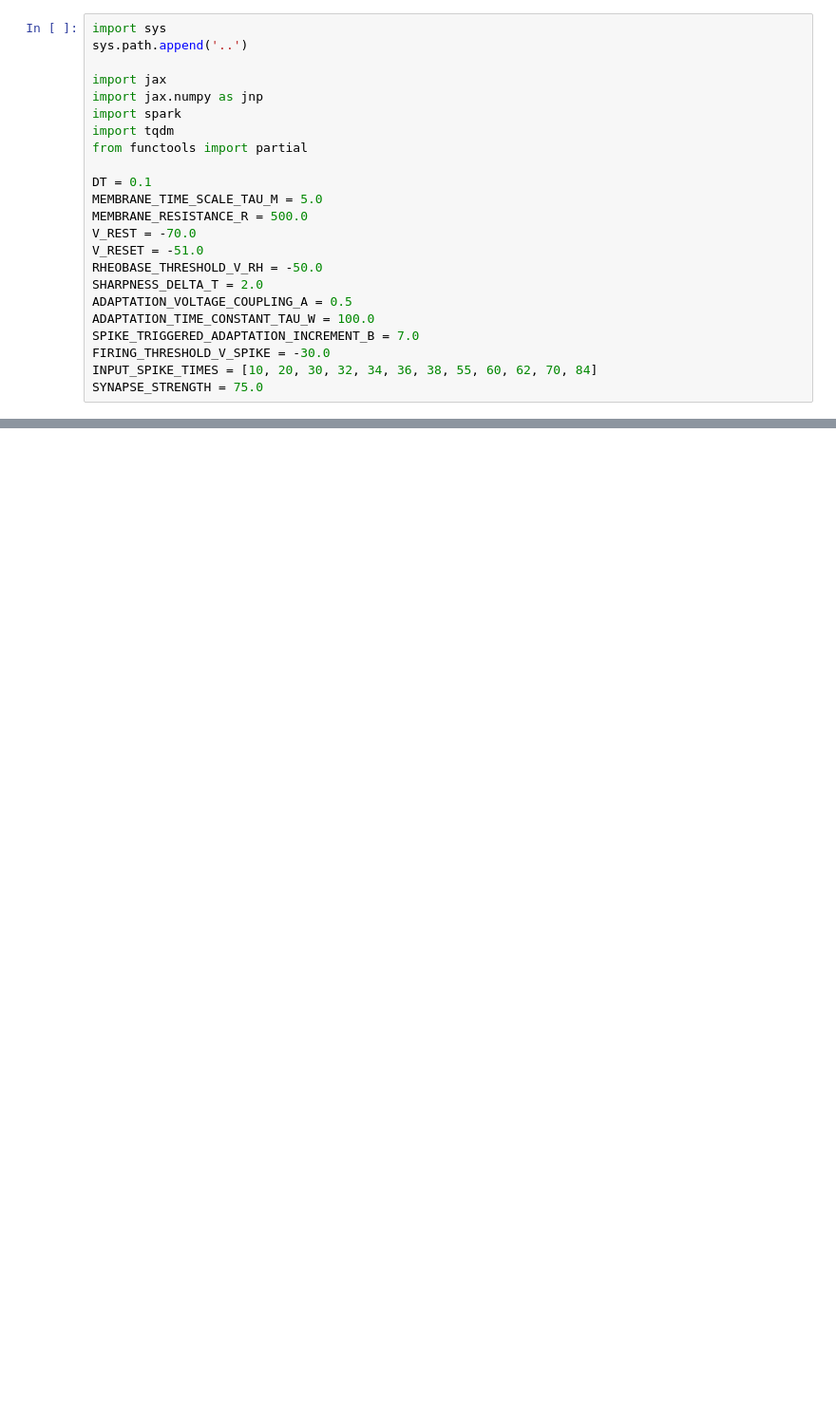
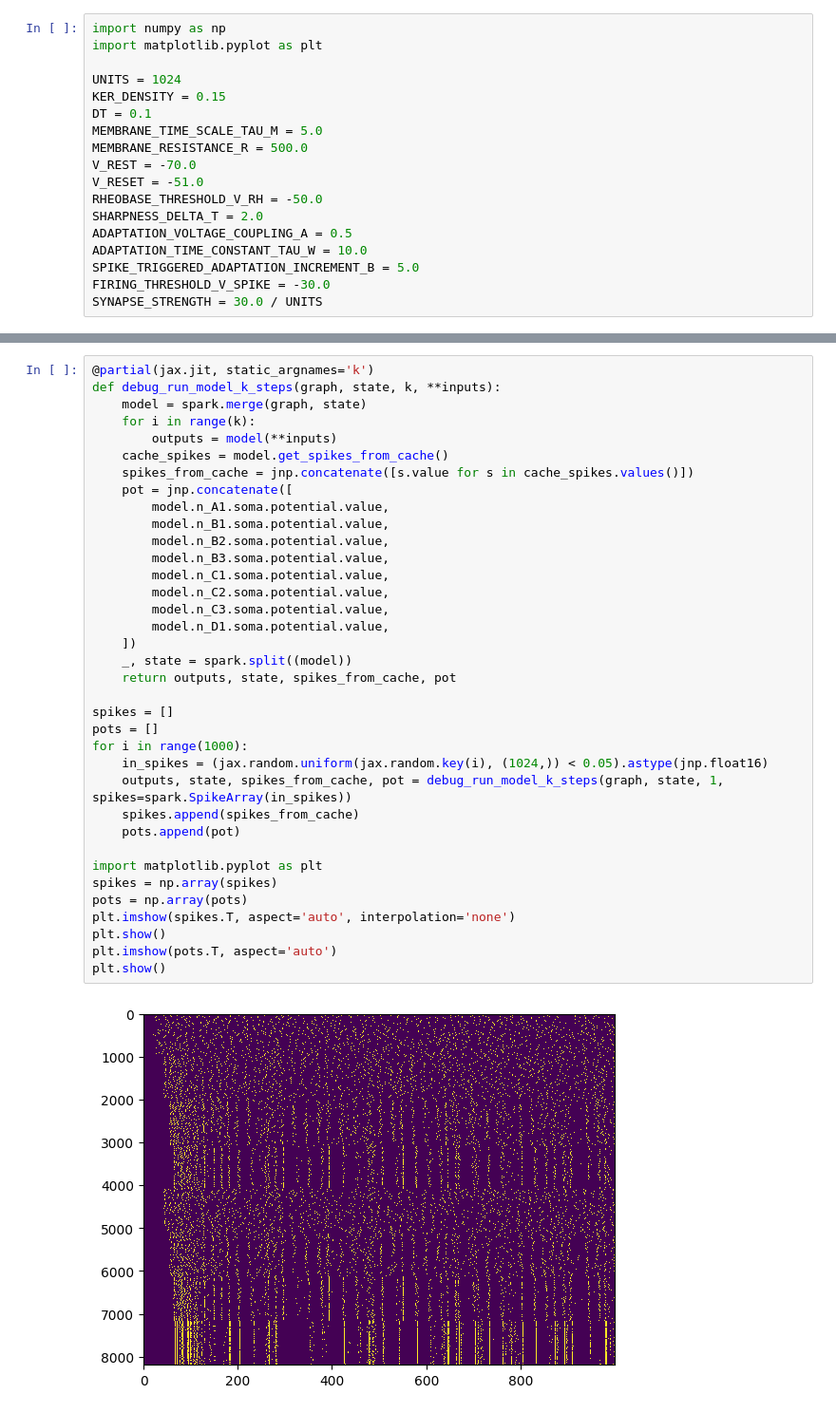
Before and after one commit to Nogarx/Spark, a Jupyter notebook: benchmarks/simulation_performance.ipynb, the cells around one changed output, grey strips where cells are left out. Shown: that part at 95% size. Drawn from its saved outputs; the diff is of its cells as text; blank space fills up the shorter version.

```diff
--- a/benchmarks/simulation_performance.ipynb
+++ b/benchmarks/simulation_performance.ipynb
@@ -181,13 +1,9 @@ print(end - start)
 # %%
-import sys
-sys.path.append('..')
+import numpy as np
+import matplotlib.pyplot as plt
 
-import jax
-import jax.numpy as jnp
-import spark
-import tqdm
-from functools import partial
-
+UNITS = 1024
+KER_DENSITY = 0.15
 DT = 0.1
 MEMBRANE_TIME_SCALE_TAU_M = 5.0
 MEMBRANE_RESISTANCE_R = 500.0
@@ -196,8 +12,7 @@ V_RESET = -51.0
 RHEOBASE_THRESHOLD_V_RH = -50.0
 SHARPNESS_DELTA_T = 2.0
 ADAPTATION_VOLTAGE_COUPLING_A = 0.5
-ADAPTATION_TIME_CONSTANT_TAU_W = 100.0
-SPIKE_TRIGGERED_ADAPTATION_INCREMENT_B = 7.0
+ADAPTATION_TIME_CONSTANT_TAU_W = 10.0
+SPIKE_TRIGGERED_ADAPTATION_INCREMENT_B = 5.0
 FIRING_THRESHOLD_V_SPIKE = -30.0
-INPUT_SPIKE_TIMES = [10, 20, 30, 32, 34, 36, 38, 55, 60, 62, 70, 84]
-SYNAPSE_STRENGTH = 75.0
+SYNAPSE_STRENGTH = 30.0 / UNITS
@@ -315,0 +339,38 @@ graph, state = spark.split((brain))
+# %%
+@partial(jax.jit, static_argnames='k')
+def debug_run_model_k_steps(graph, state, k, **inputs):
+    model = spark.merge(graph, state)
+    for i in range(k):
+        outputs = model(**inputs)
+    cache_spikes = model.get_spikes_from_cache()
+    spikes_from_cache = jnp.concatenate([s.value for s in cache_spikes.values()])
+    pot = jnp.concatenate([
+        model.n_A1.soma.potential.value,
+        model.n_B1.soma.potential.value,
+        model.n_B2.soma.potential.value,
+        model.n_B3.soma.potential.value,
+        model.n_C1.soma.potential.value,
+        model.n_C2.soma.potential.value,
+        model.n_C3.soma.potential.value,
+        model.n_D1.soma.potential.value,
+    ])
+    _, state = spark.split((model))
+    return outputs, state, spikes_from_cache, pot
+
+spikes = []
+pots = []
+for i in range(1000):
+    in_spikes = (jax.random.uniform(jax.random.key(i), (1024,)) < 0.05).astype(jnp.float16)
+    outputs, state, spikes_from_cache, pot = debug_run_model_k_steps(graph, state, 1, spikes=spark.SpikeArray(in_spikes))
+    spikes.append(spikes_from_cache)
+    pots.append(pot)
+
+import matplotlib.pyplot as plt
+spikes = np.array(spikes)
+pots = np.array(pots)
+plt.imshow(spikes.T, aspect='auto', interpolation='none')
+plt.show()
+plt.imshow(pots.T, aspect='auto')
+plt.show()
+# %% [output]
+[figure, added]
```
Also changed, not shown: parts of 17 cells of this notebook, 6 other files.
